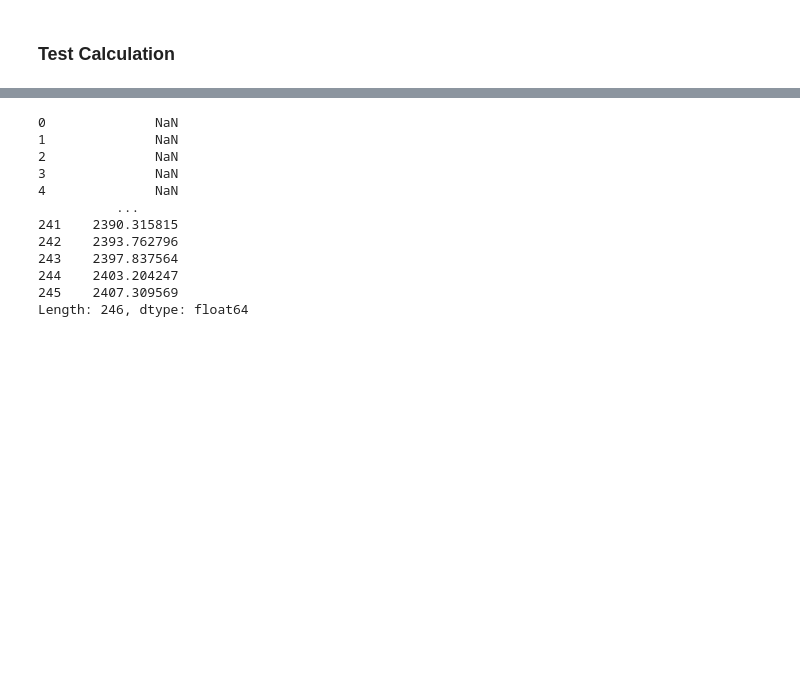
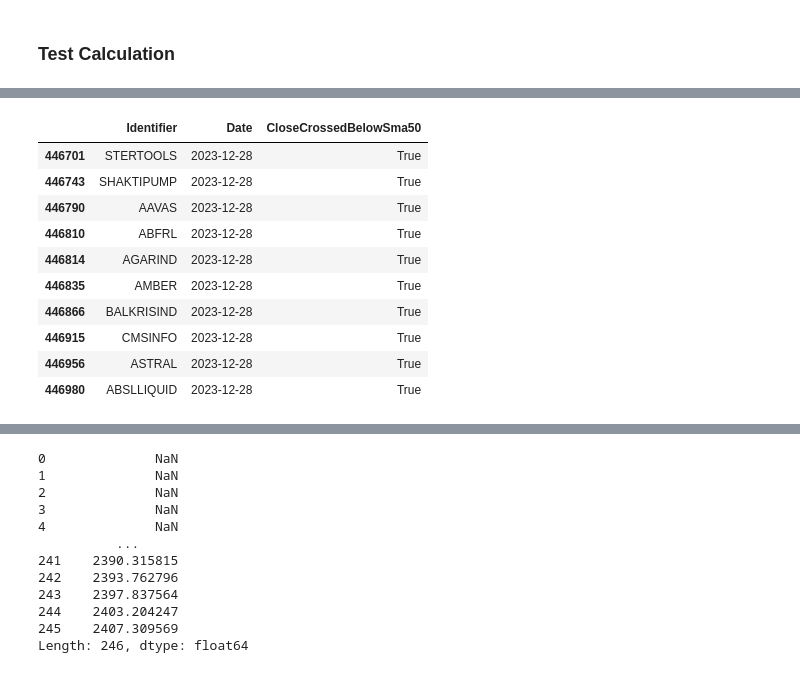
Before and after one commit to nareshrohra/markets_insights, a Jupyter notebook: notebooks/examples.ipynb, the cells around one changed output, grey strips where cells are left out. Cells and saved outputs as stored; diff of their text form; code cells hidden in the pictures; blank space fills up the shorter version.

```diff
--- a/notebooks/examples.ipynb
+++ b/notebooks/examples.ipynb
@@ -148,0 +197,14 @@ HistoricalDataProcessor.process took 0 seconds
+# %%
+data[['Identifier', 'Date', workers[1].get_columns()[0]]].tail(10)
+# %% [output]
+|  | Identifier | Date | CloseCrossedBelowSma50 |
+| 446701 | STERTOOLS | 2023-12-28 | True |
+| 446743 | SHAKTIPUMP | 2023-12-28 | True |
+| 446790 | AAVAS | 2023-12-28 | True |
+| 446810 | ABFRL | 2023-12-28 | True |
+| 446814 | AGARIND | 2023-12-28 | True |
+| 446835 | AMBER | 2023-12-28 | True |
+| 446866 | BALKRISIND | 2023-12-28 | True |
+| 446915 | CMSINFO | 2023-12-28 | True |
+| 446956 | ASTRAL | 2023-12-28 | True |
+| 446980 | ABSLLIQUID | 2023-12-28 | True |
```
Also changed, not shown: parts of 5 cells of this notebook, 9 other files.
